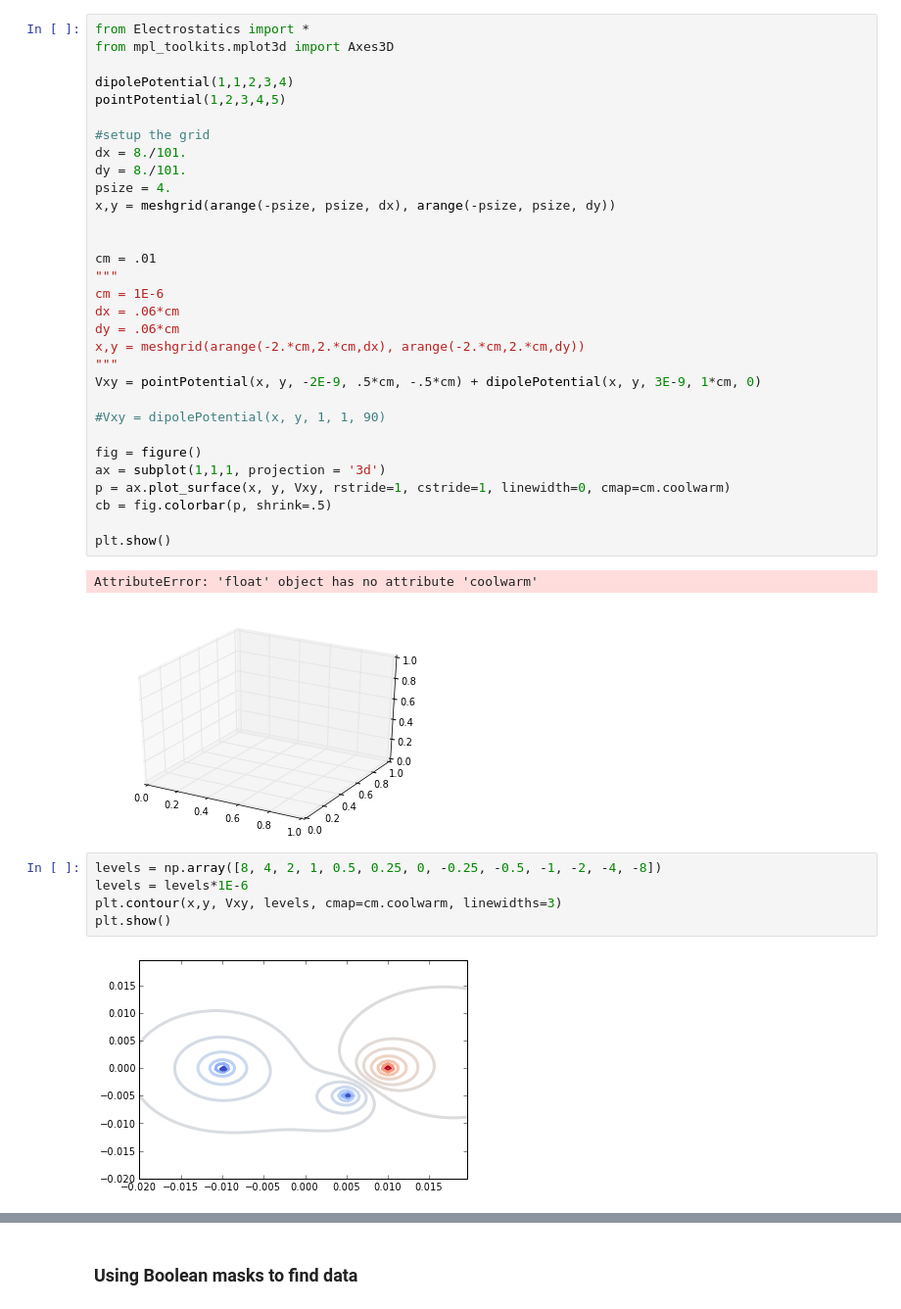
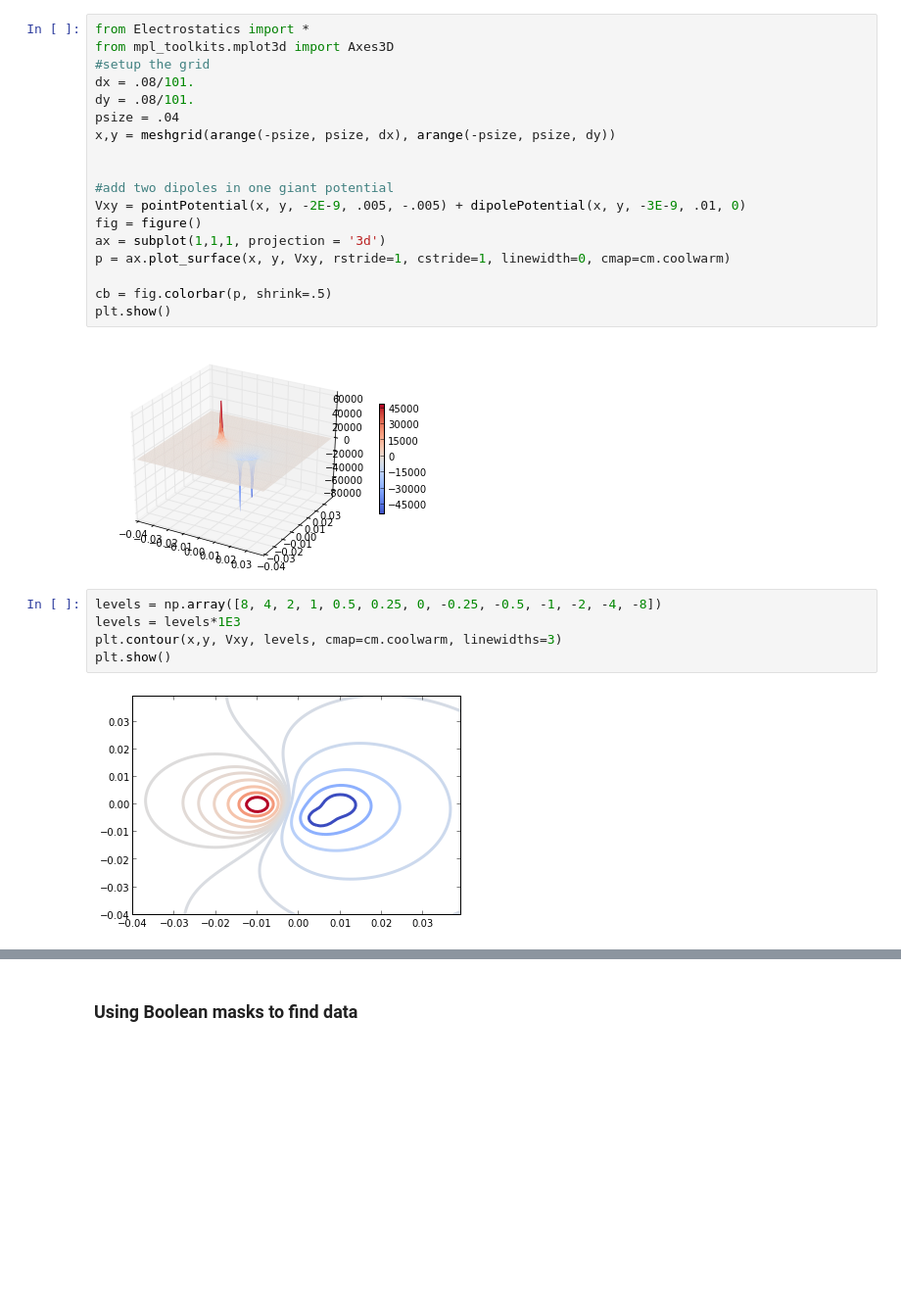
Before and after one commit to jvanatta/particle-tracks, a Jupyter notebook: week4/thursdaynotes.ipynb, the cells around one changed output, grey strips where cells are left out. Shown: that part at 98% size. Drawn from its saved outputs; the diff is of its cells as text; blank space fills up the shorter version.

```diff
--- a/week4/thursdaynotes.ipynb
+++ b/week4/thursdaynotes.ipynb
@@ -1,41 +1,27 @@
 # %%
 from Electrostatics import *
 from mpl_toolkits.mplot3d import Axes3D
-
-dipolePotential(1,1,2,3,4)
-pointPotential(1,2,3,4,5)
-
 #setup the grid
-dx = 8./101.
-dy = 8./101.
-psize = 4.
+dx = .08/101.
+dy = .08/101.
+psize = .04
 x,y = meshgrid(arange(-psize, psize, dx), arange(-psize, psize, dy))
 
 
-cm = .01
-"""
-cm = 1E-6
-dx = .06*cm
-dy = .06*cm
-x,y = meshgrid(arange(-2.*cm,2.*cm,dx), arange(-2.*cm,2.*cm,dy))
-"""
-Vxy = pointPotential(x, y, -2E-9, .5*cm, -.5*cm) + dipolePotential(x, y, 3E-9, 1*cm, 0)
-
-#Vxy = dipolePotential(x, y, 1, 1, 90)
-
+#add two dipoles in one giant potential
+Vxy = pointPotential(x, y, -2E-9, .005, -.005) + dipolePotential(x, y, -3E-9, .01, 0)
 fig = figure()
 ax = subplot(1,1,1, projection = '3d')
 p = ax.plot_surface(x, y, Vxy, rstride=1, cstride=1, linewidth=0, cmap=cm.coolwarm)
+
 cb = fig.colorbar(p, shrink=.5)
-
 plt.show()
 # %% [output]
-AttributeError: 'float' object has no attribute 'coolwarm'
-[figure, old version]
+[figure, new version]
 # %%
 levels = np.array([8, 4, 2, 1, 0.5, 0.25, 0, -0.25, -0.5, -1, -2, -4, -8])
-levels = levels*1E-6
+levels = levels*1E3
 plt.contour(x,y, Vxy, levels, cmap=cm.coolwarm, linewidths=3)
 plt.show()
 # %% [output]
-[figure, old version]
+[figure, new version]
```
Also changed, not shown: parts of 5 cells of this notebook, 5 other files.
